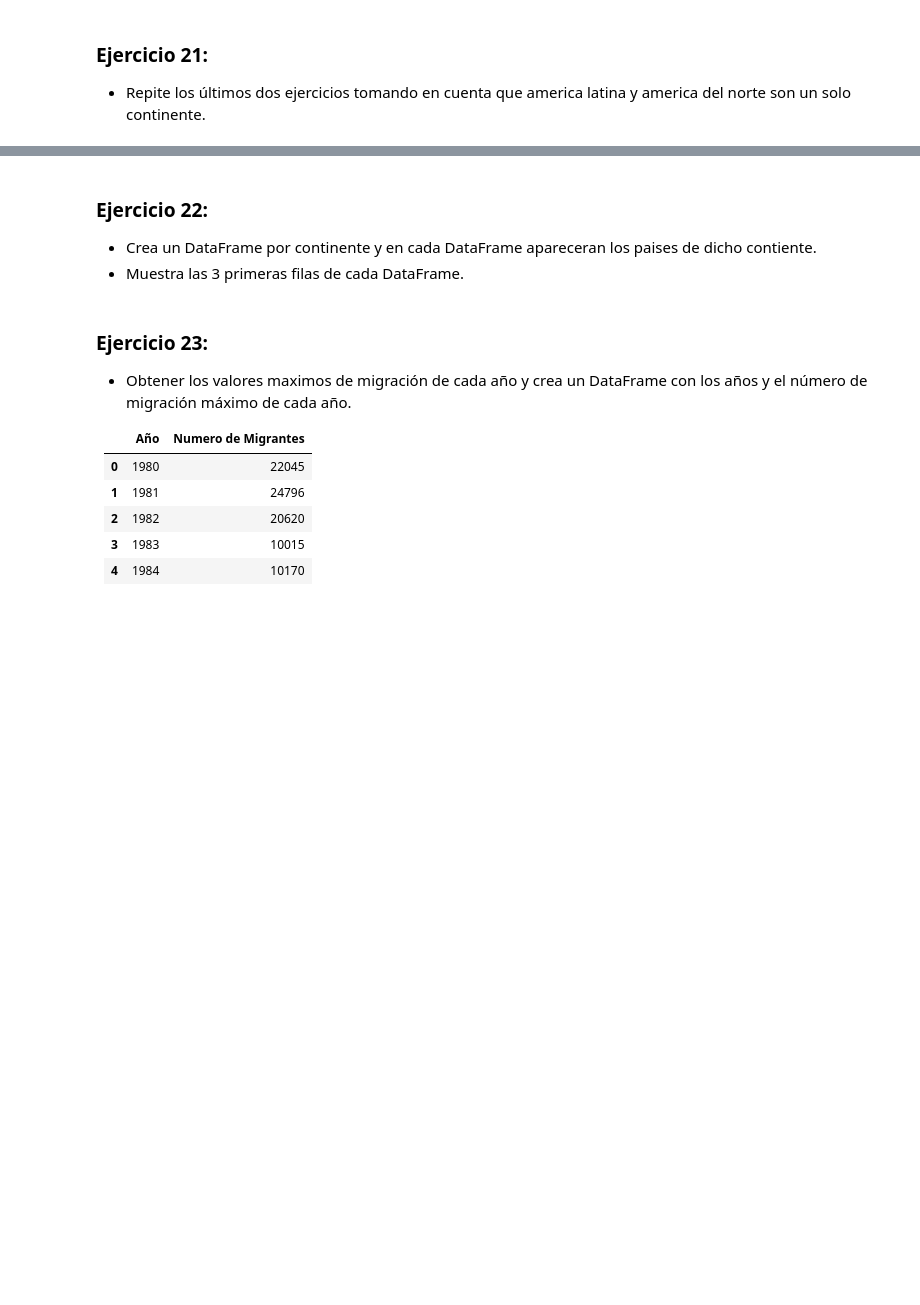
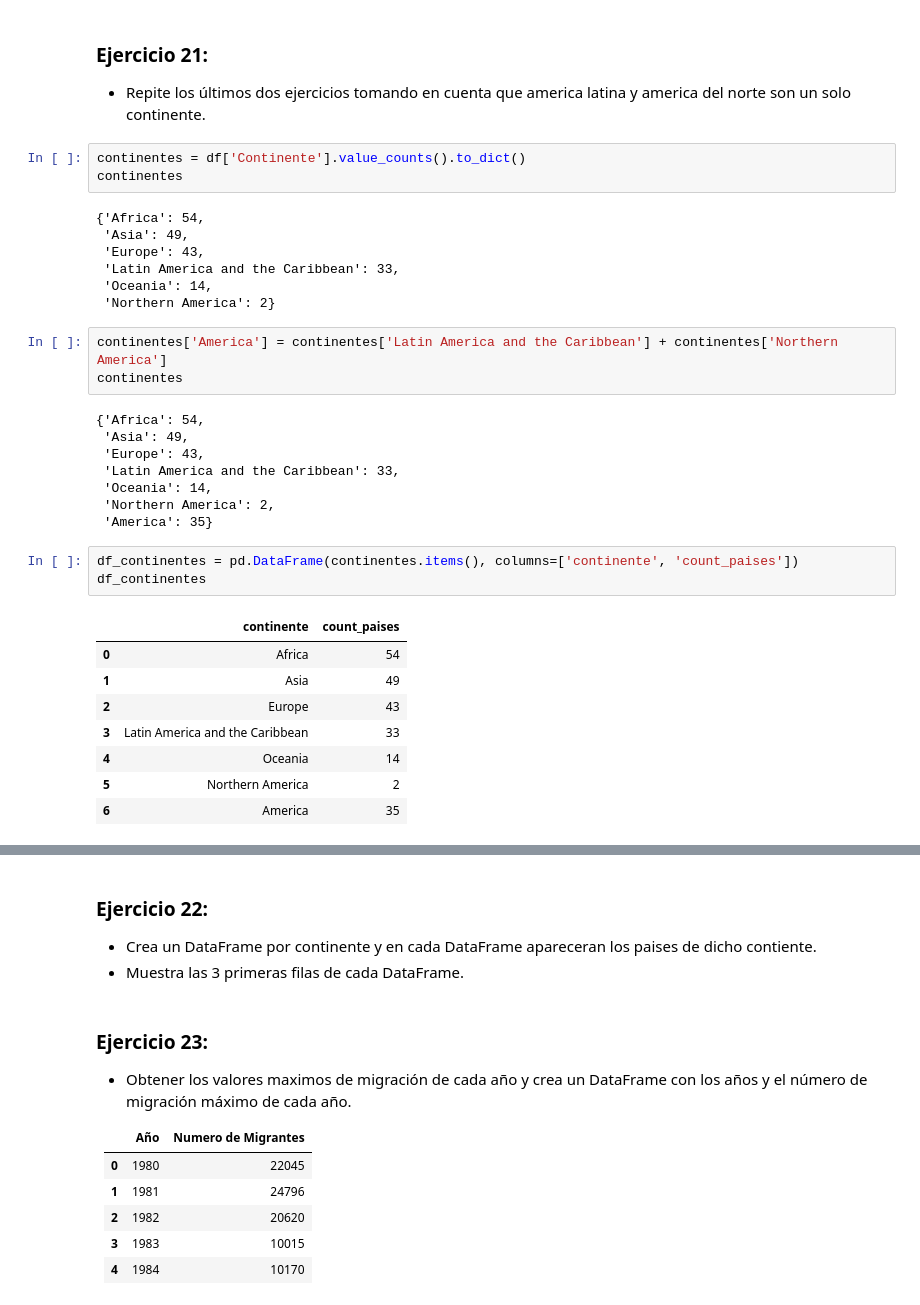
Before and after one commit to mplazap/Bootcamp_ejercicios, a Jupyter notebook: Tema 3 - Data Science/03.- Pandas (1)/03.pandas_1_ejercicios.ipynb, the cells around one changed output, grey strips where cells are left out. Drawn from its saved outputs; the diff is of its cells as text; blank space fills up the shorter version.

```diff
--- a/Tema 3 - Data Science/03.- Pandas (1)/03.pandas_1_ejercicios.ipynb
+++ b/Tema 3 - Data Science/03.- Pandas (1)/03.pandas_1_ejercicios.ipynb
@@ -261,3 +385,36 @@ country_min_migration, min_migration_2005
 # %% [markdown]
 ### Ejercicio 21:
 - Repite los últimos dos ejercicios tomando en cuenta que america latina y america del norte son un solo continente.
+# %%
+continentes = df['Continente'].value_counts().to_dict()
+continentes
+# %% [output]
+{'Africa': 54,
+ 'Asia': 49,
+ 'Europe': 43,
+ 'Latin America and the Caribbean': 33,
+ 'Oceania': 14,
+ 'Northern America': 2}
+# %%
+continentes['America'] = continentes['Latin America and the Caribbean'] + continentes['Northern America']
+continentes
+# %% [output]
+{'Africa': 54,
+ 'Asia': 49,
+ 'Europe': 43,
+ 'Latin America and the Caribbean': 33,
+ 'Oceania': 14,
+ 'Northern America': 2,
+ 'America': 35}
+# %%
+df_continentes = pd.DataFrame(continentes.items(), columns=['continente', 'count_paises'])
+df_continentes
+# %% [output]
+|  | continente | count_paises |
+| 0 | Africa | 54 |
+| 1 | Asia | 49 |
+| 2 | Europe | 43 |
+| 3 | Latin America and the Caribbean | 33 |
+| 4 | Oceania | 14 |
+| 5 | Northern America | 2 |
+| 6 | America | 35 |
```
Also changed, not shown: parts of 16 cells of this notebook.
